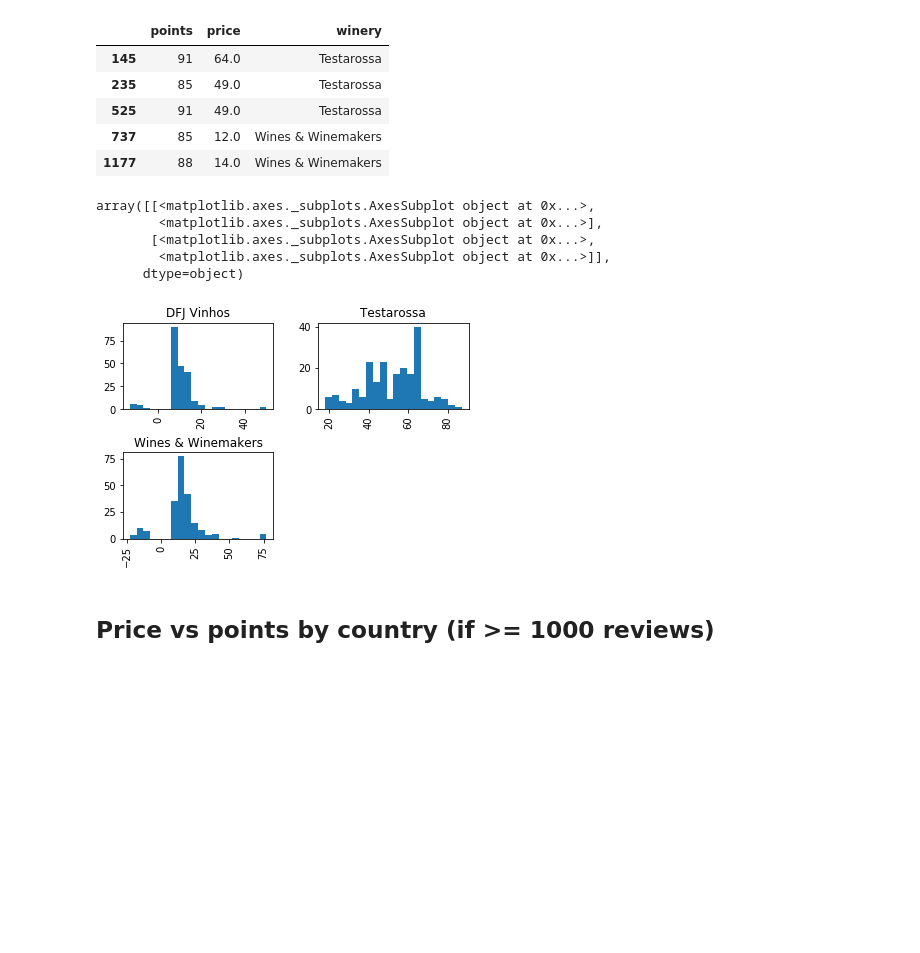
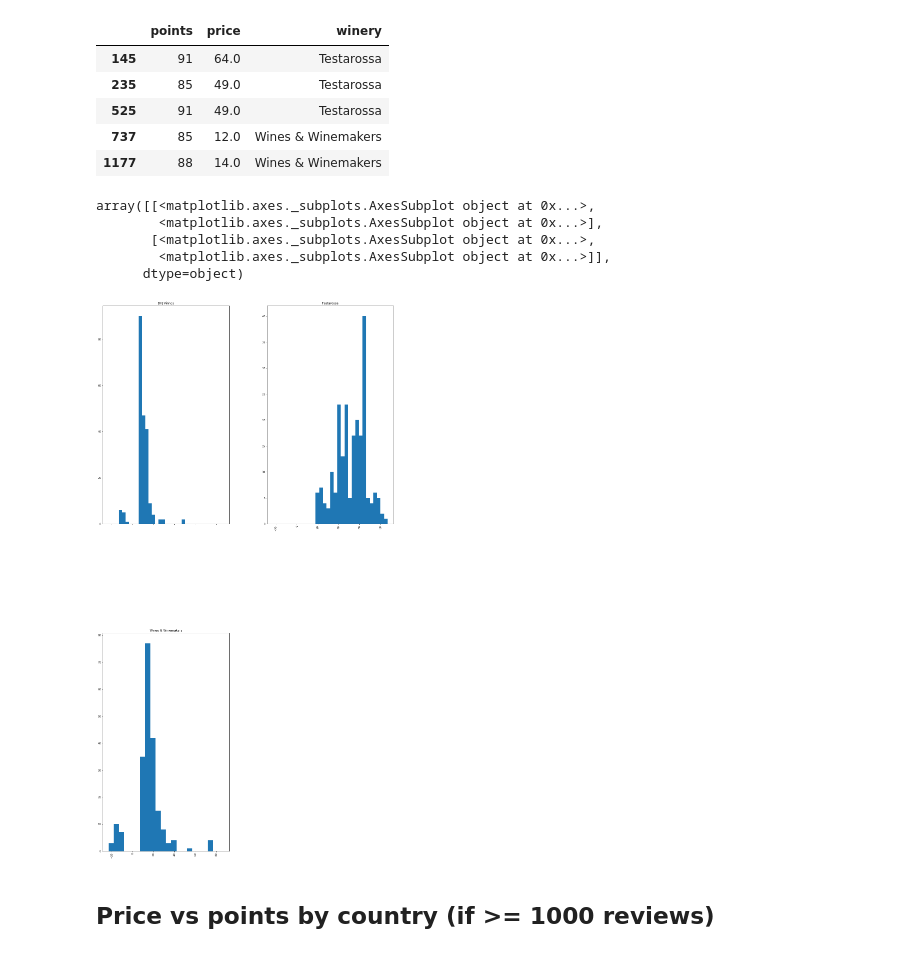
Before and after one commit to mUtterberg/pandata, a Jupyter notebook: WineMag-Pandata.ipynb, the cells around one changed output. Drawn from its saved outputs; the diff is of its cells as text; code cells hidden in the pictures; blank space fills up the shorter version.

Commit message:
Fixed plots for EDA section.

```diff
--- a/WineMag-Pandata.ipynb
+++ b/WineMag-Pandata.ipynb
@@ -64,16 +67,16 @@ top_data.head()
 | 737 | 85 | 12.0 | Wines & Winemakers |
 | 1177 | 88 | 14.0 | Wines & Winemakers |
 # %%
-# Used pixiedust to create histograms.
+# Originally used pixiedust to create histograms on the fly.
 # Refactor with matplotlib here:
-top_data['price'].hist(by=top_data['winery'], bins=20)
+top_data['price'].hist(by=top_data['winery'], bins=20, sharex=True, sharey=False, figsize=(20,40))
 # %% [output]
 array([[<matplotlib.axes._subplots.AxesSubplot object at 0x...>,
         <matplotlib.axes._subplots.AxesSubplot object at 0x...>],
        [<matplotlib.axes._subplots.AxesSubplot object at 0x...>,
         <matplotlib.axes._subplots.AxesSubplot object at 0x...>]],
       dtype=object)
-[figure, old version]
+[figure, new version]
 # %% [markdown]
 ## Price vs points by country (if >= 1000 reviews)
 # %%
```
Also changed, not shown: parts of 5 cells of this notebook.
